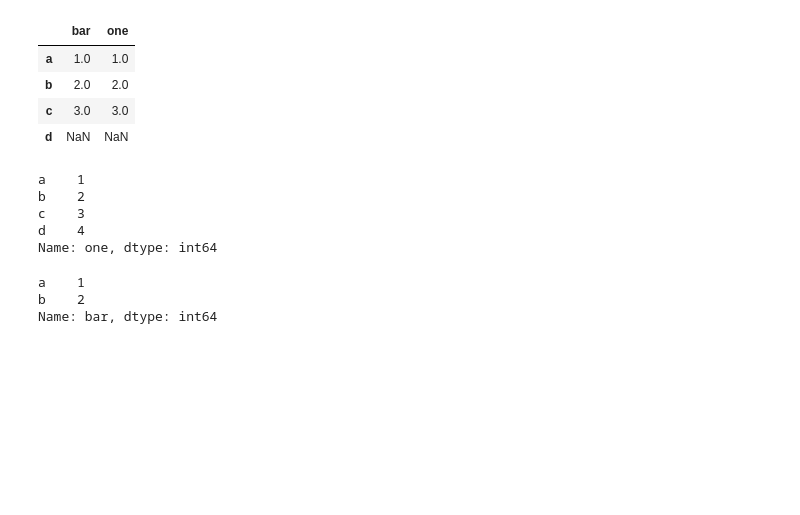
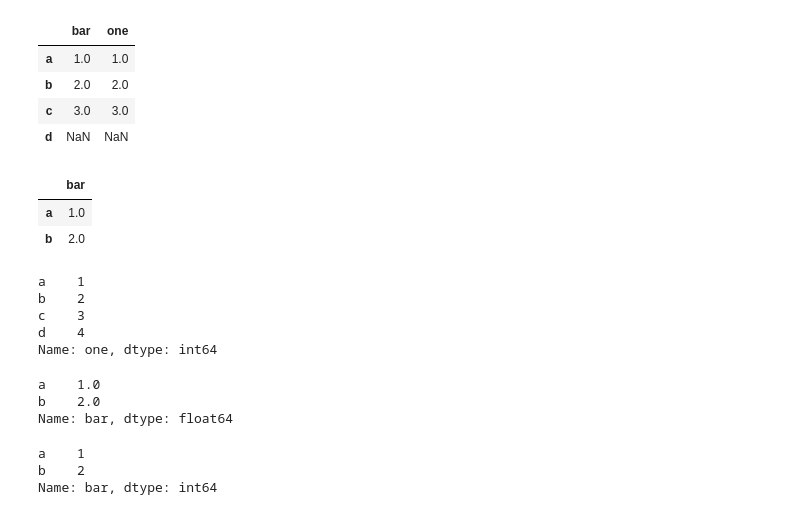
Before and after one commit to han942/vscode, a Jupyter notebook: dataprocess_class/week5/2_DataFrame_Series.ipynb, the cells around one changed output. Drawn from its saved outputs; the diff is of its cells as text; code cells hidden in the pictures; blank space fills up the shorter version.

```diff
--- a/dataprocess_class/week5/2_DataFrame_Series.ipynb
+++ b/dataprocess_class/week5/2_DataFrame_Series.ipynb
@@ -520,6 +544,12 @@ df
 | b | 2.0 | 2.0 |
 | c | 3.0 | 3.0 |
 | d | NaN | NaN |
+# %%
+df.iloc[0:2,:-1]
+# %% [output]
+|  | bar |
+| a | 1.0 |
+| b | 2.0 |
 # %%
 df[['bar','one']]
 df.iloc[:,1]
@@ -529,6 +559,12 @@ b    2
 c    3
 d    4
 Name: one, dtype: int64
+# %%
+df.loc[['a','b'],'bar']
+# %% [output]
+a    1.0
+b    2.0
+Name: bar, dtype: float64
 # %%
 df.iloc[0:]
 df.iloc[:0]
```
Also changed, not shown: parts of 10 cells of this notebook, 9 other files.
